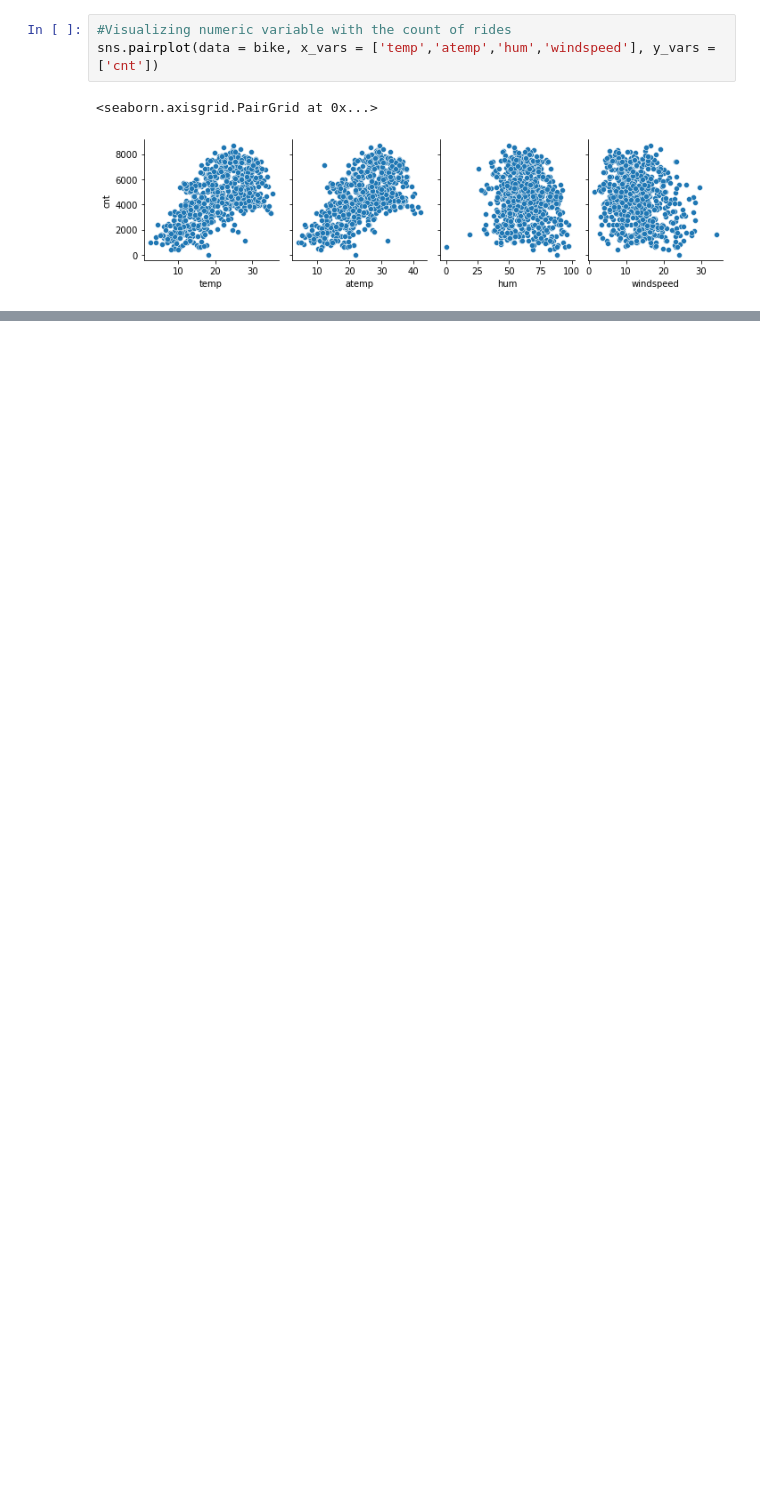
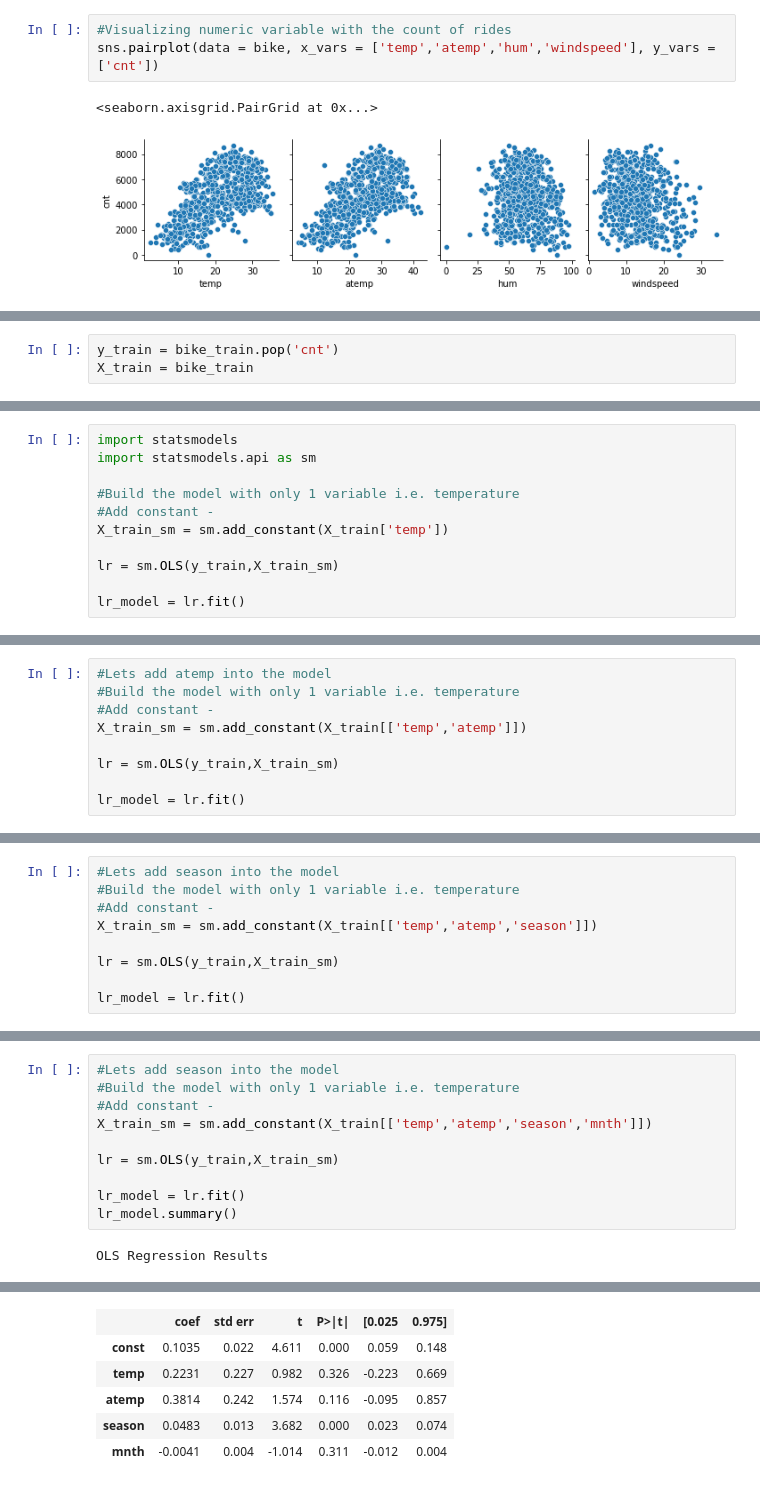
Before and after one commit to gautamjoshi1984/Bike_Sharing_MLR_Assignment, a Jupyter notebook: BikeSharing.ipynb, the cells around one changed output, grey strips where cells are left out. Cells and saved outputs as stored; diff of their text form; blank space fills up the shorter version.

```diff
--- a/BikeSharing.ipynb
+++ b/BikeSharing.ipynb
@@ -175,0 +206,3 @@ Name: workingday, dtype: int64
+# %%
+y_train = bike_train.pop('cnt')
+X_train = bike_train
@@ -175,0 +222,11 @@ Name: workingday, dtype: int64
+# %%
+import statsmodels
+import statsmodels.api as sm
+
+#Build the model with only 1 variable i.e. temperature
+#Add constant -
+X_train_sm = sm.add_constant(X_train['temp'])
+
+lr = sm.OLS(y_train,X_train_sm)
+
+lr_model = lr.fit()
@@ -175,0 +261,9 @@ Name: workingday, dtype: int64
+# %%
+#Lets add atemp into the model
+#Build the model with only 1 variable i.e. temperature
+#Add constant -
+X_train_sm = sm.add_constant(X_train[['temp','atemp']])
+
+lr = sm.OLS(y_train,X_train_sm)
+
+lr_model = lr.fit()
@@ -175,0 +293,9 @@ Name: workingday, dtype: int64
+# %%
+#Lets add season into the model
+#Build the model with only 1 variable i.e. temperature
+#Add constant -
+X_train_sm = sm.add_constant(X_train[['temp','atemp','season']])
+
+lr = sm.OLS(y_train,X_train_sm)
+
+lr_model = lr.fit()
@@ -175,0 +326,12 @@ Name: workingday, dtype: int64
+# %%
+#Lets add season into the model
+#Build the model with only 1 variable i.e. temperature
+#Add constant -
+X_train_sm = sm.add_constant(X_train[['temp','atemp','season','mnth']])
+
+lr = sm.OLS(y_train,X_train_sm)
+
+lr_model = lr.fit()
+lr_model.summary()
+# %% [output]
+OLS Regression Results
@@ -175,0 +347,6 @@ Name: workingday, dtype: int64
+|  | coef | std err | t | P>|t| | [0.025 | 0.975] |
+| const | 0.1035 | 0.022 | 4.611 | 0.000 | 0.059 | 0.148 |
+| temp | 0.2231 | 0.227 | 0.982 | 0.326 | -0.223 | 0.669 |
+| atemp | 0.3814 | 0.242 | 1.574 | 0.116 | -0.095 | 0.857 |
+| season | 0.0483 | 0.013 | 3.682 | 0.000 | 0.023 | 0.074 |
+| mnth | -0.0041 | 0.004 | -1.014 | 0.311 | -0.012 | 0.004 |
```
Also changed, not shown: parts of 31 cells of this notebook.
